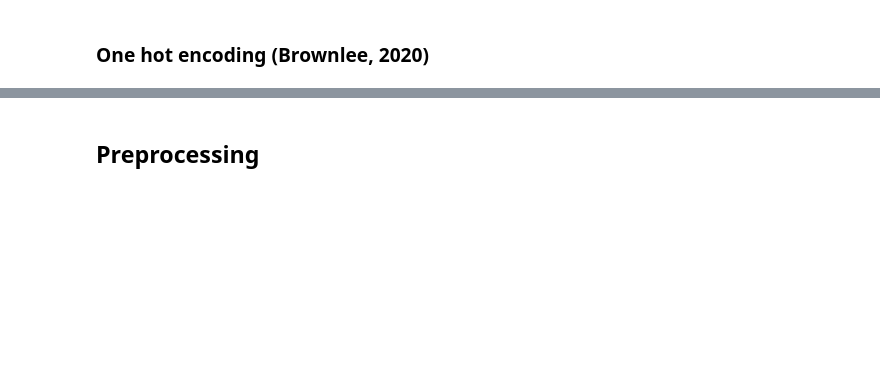
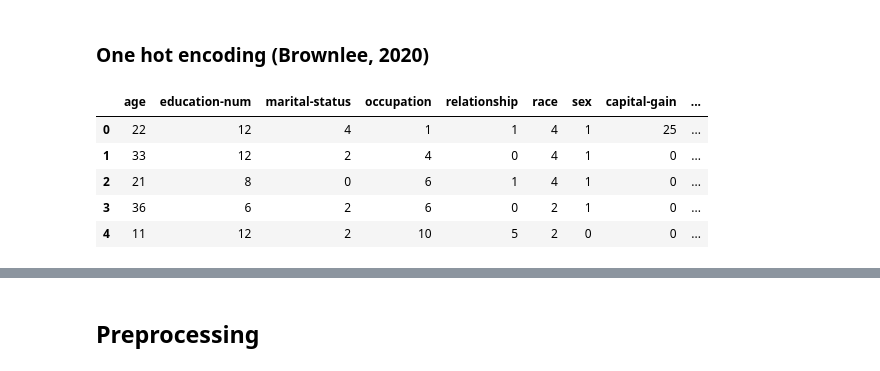
Before and after one commit to AshAninze/Uni-Projects, a Jupyter notebook: Bias_Detection.ipynb, the cells around one changed output, grey strips where cells are left out. Cells and saved outputs as stored; diff of their text form; code cells hidden in the pictures; blank space fills up the shorter version.

```diff
--- a/Bias_Detection.ipynb
+++ b/Bias_Detection.ipynb
@@ -60,0 +103,19 @@ categorical_columns = ['workclass', 'education', 'marital-status', 'occupation',
+# %%
+#creating a list of all columns within the dataset
+columns = adult.columns.tolist()
+#The encoder - encodes values between 1 and number of columns - 1
+encoder = LabelEncoder()
+
+#for loop encoding all columns within the dataset
+for i in range(len(columns)):
+  adult[columns[i]] = encoder.fit_transform(adult[columns[i]])
+
+#Displays the encoded dataset
+adult.head()
+# %% [output]
+|  | age | education-num | marital-status | occupation | relationship | race | sex | capital-gain | ... |
+| 0 | 22 | 12 | 4 | 1 | 1 | 4 | 1 | 25 | ... |
+| 1 | 33 | 12 | 2 | 4 | 0 | 4 | 1 | 0 | ... |
+| 2 | 21 | 8 | 0 | 6 | 1 | 4 | 1 | 0 | ... |
+| 3 | 36 | 6 | 2 | 6 | 0 | 2 | 1 | 0 | ... |
+| 4 | 11 | 12 | 2 | 10 | 5 | 2 | 0 | 0 | ... |
```
Also changed, not shown: parts of 41 cells of this notebook.
